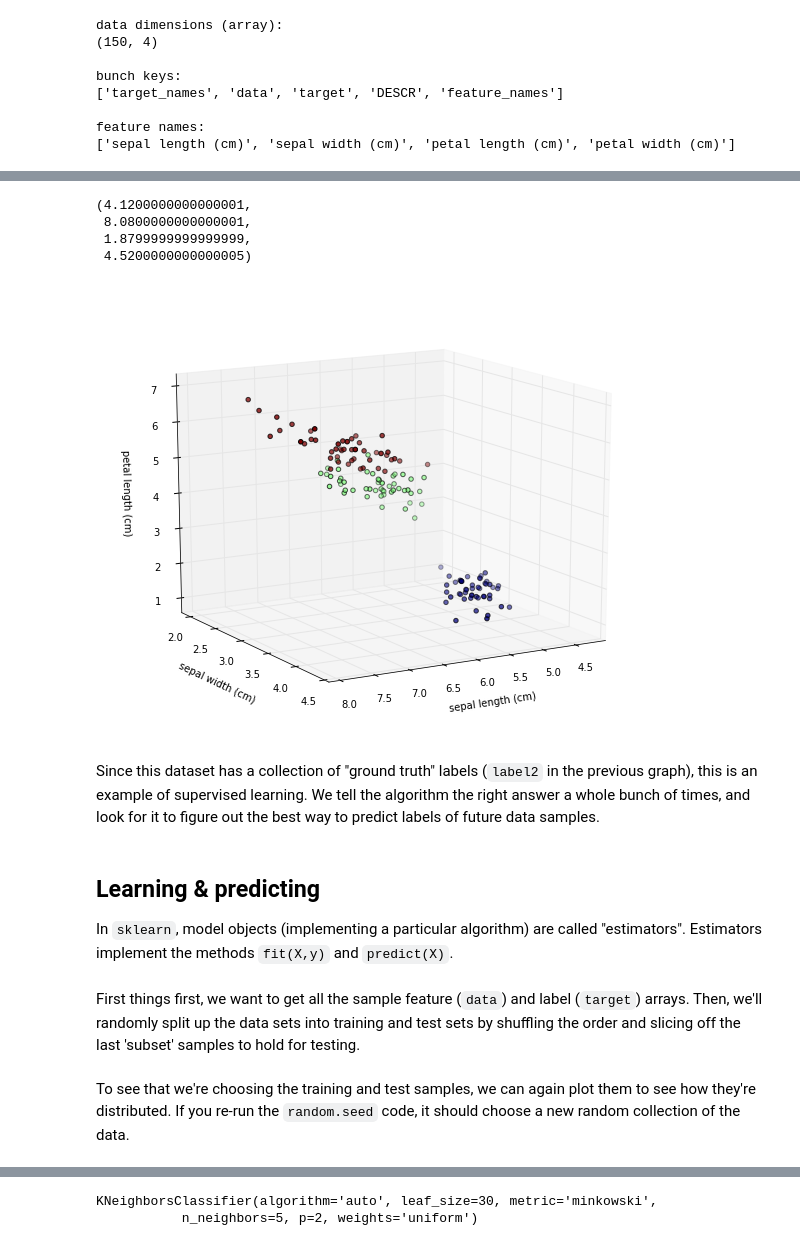
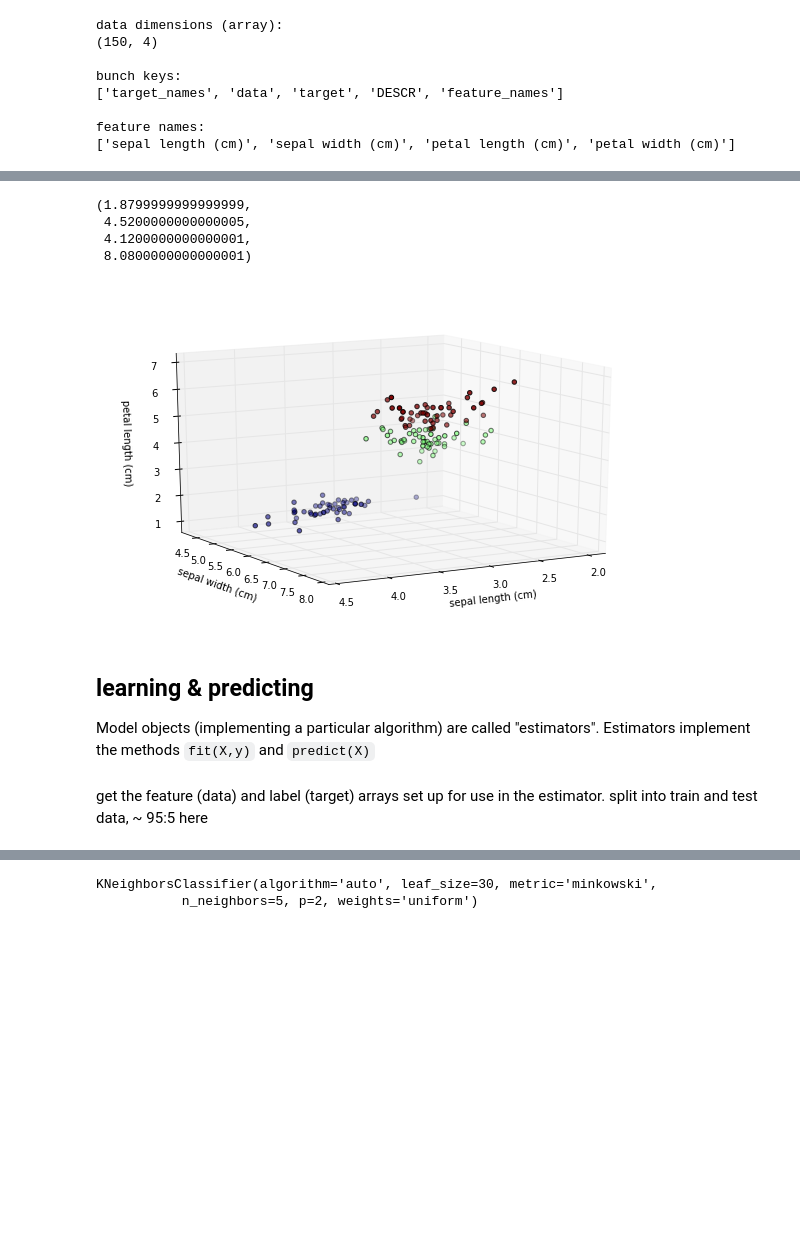
Before and after one commit to DrSkippy/Data-Science-45min-Intros, a Jupyter notebook: sklearn-101/sklearn-101.ipynb, the cells around one changed output, grey strips where cells are left out. Saved outputs shown, nothing was run; the diff lists cells and outputs as text; code cells hidden in the pictures; blank space fills up the shorter version.

```diff
--- a/sklearn-101/sklearn-101.ipynb
+++ b/sklearn-101/sklearn-101.ipynb
@@ -103,45 +105,43 @@ And, what the heck, this is a perfectly good opportunity to try out a 3D plot, t
 # %%
+# let's look at three of the features at once
+
 from mpl_toolkits.mplot3d import Axes3D
 
-figsize(10,8)
+figsize(10,6)
 
 fig = plt.figure()
 ax = plt.axes(projection='3d')
 ax.view_init(15, 60)   # (elev, azim) : adjust these to change viewing angle!
 
+z = iris.data[:, 2:3]
+x = iris.data[:, 1:2]
+y = iris.data[:, 0:1]
 
-x = iris.data[:, 0:1]
-y = iris.data[:, 1:2]
-z = iris.data[:, 2:3]
+# let's "cheat" and color the data according to the labels that are already given to us
+color = iris.target
 
-# add the last dimension for use in e.g. the color!
-label1 = iris.data[:, 3:4]
-# can also color the data according to the actual labels
-label2 = iris.target
+ax.scatter(x, y, z, c=color)
 
-ax.scatter(x, y, z, c=label2)
 
 xlabel("sepal length (cm)")
 ylabel("sepal width (cm)")
 ax.set_zlabel("petal length (cm)")
 axis("tight")
 # %% [output]
-(4.1200000000000001,
- 8.0800000000000001,
- 1.8799999999999999,
- 4.5200000000000005)
+(1.8799999999999999,
+ 4.5200000000000005,
+ 4.1200000000000001,
+ 8.0800000000000001)
-[figure, old version]
+[figure, new version]
-# %% [markdown]
-Since this dataset has a collection of "ground truth" labels (``label2`` in the previous graph), this is an example of supervised learning. We tell the algorithm the right answer a whole bunch of times, and look for it to figure out the best way to predict labels of future data samples.
 # %% [markdown]
-## Learning & predicting
+## learning & predicting
 
-In ``sklearn``, model objects (implementing a particular algorithm) are called "estimators". Estimators implement the methods ``fit(X,y)`` and ``predict(X)``.
+Model objects (implementing a particular algorithm) are called "estimators". Estimators implement the methods ``fit(X,y)`` and ``predict(X)``
 # %%
 import numpy as np
 import random
-# %% [markdown]
-First things first, we want to get all the sample feature (``data``) and label (``target``) arrays. Then, we'll randomly split up the data sets into training and test sets by shuffling the order and slicing off the last 'subset' samples to hold for testing.
+# %% [markdown]
+get the feature (data) and label (target) arrays set up for use in the estimator. split into train and test data, ~ 95:5 here
 # %%
 iris_X = iris.data
 iris_y = iris.target
@@ -158,4 +158,2 @@ iris_X_test  = iris_X[idx[-subset:]]  # the last 'subset' rows
 iris_y_test  = iris_y[idx[-subset:]]
-# %% [markdown]
-To see that we're choosing the training and test samples, we can again plot them to see how they're distributed. If you re-run the ``random.seed`` code, it should choose a new random collection of the data.
 # %%
```
Also changed, not shown: parts of 57 cells of this notebook, 1 other file.
